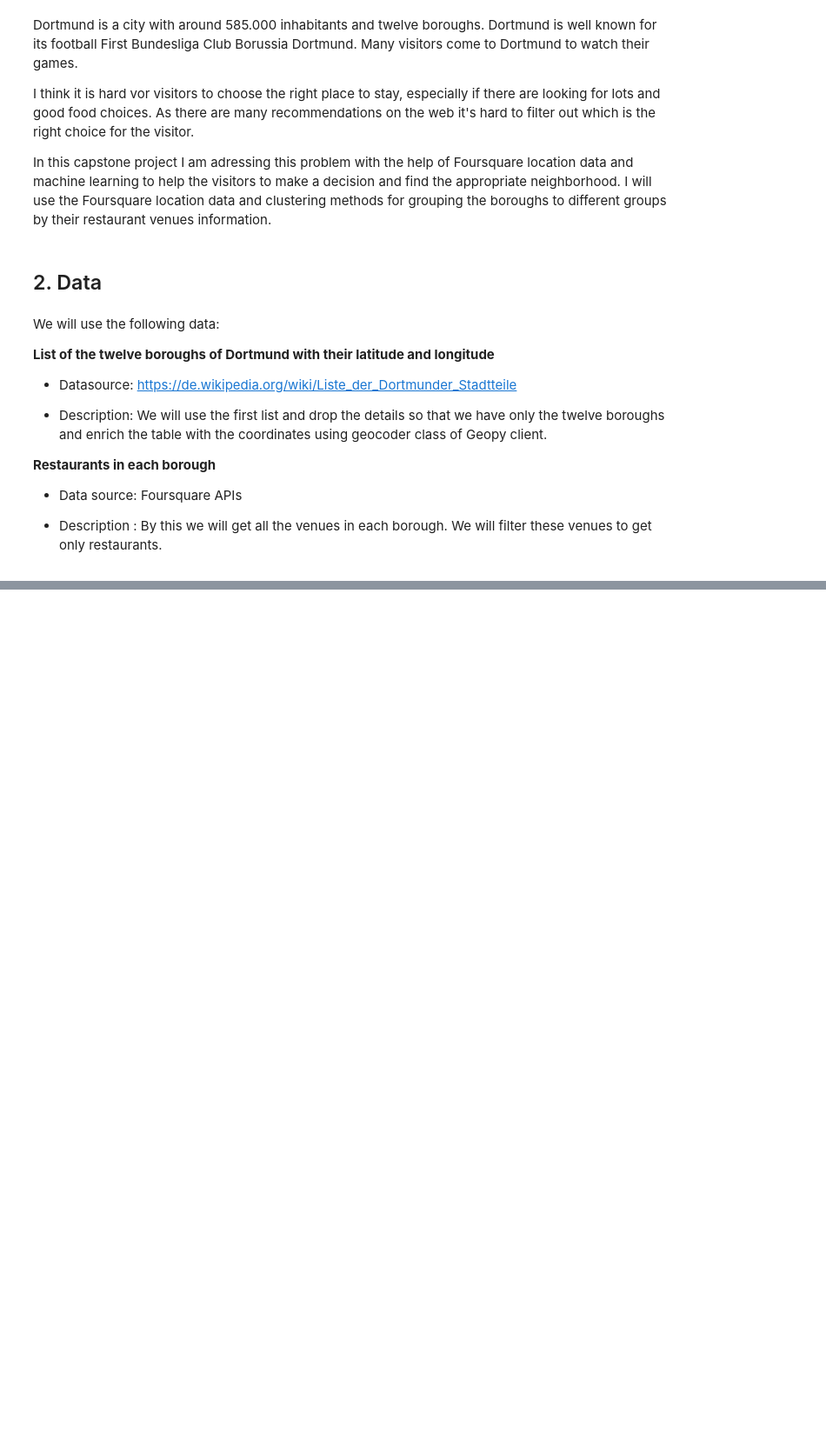
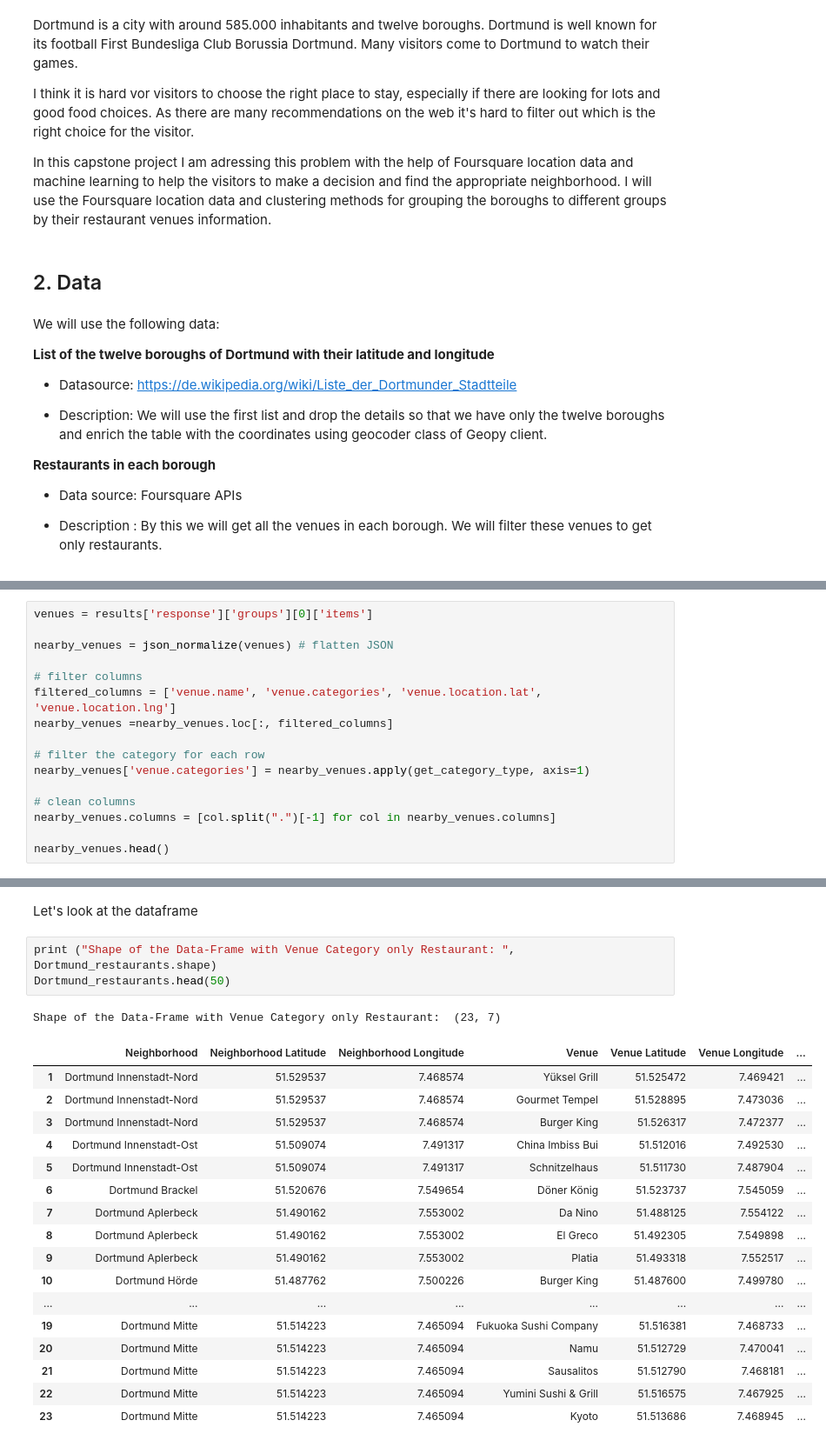
Before and after one commit to Marius021991/Capstone-Project, a Jupyter notebook: Final Project.ipynb, the cells around one changed output, grey strips where cells are left out. Shown at 87% size. Cells and saved outputs as stored; diff of their text form; blank space fills up the shorter version.

```diff
--- a/Final Project.ipynb
+++ b/Final Project.ipynb
@@ -32,0 +310,16 @@ We will use the following data:
+# %%
+venues = results['response']['groups'][0]['items']
+
+nearby_venues = json_normalize(venues) # flatten JSON
+
+# filter columns
+filtered_columns = ['venue.name', 'venue.categories', 'venue.location.lat', 'venue.location.lng']
+nearby_venues =nearby_venues.loc[:, filtered_columns]
+
+# filter the category for each row
+nearby_venues['venue.categories'] = nearby_venues.apply(get_category_type, axis=1)
+
+# clean columns
+nearby_venues.columns = [col.split(".")[-1] for col in nearby_venues.columns]
+
+nearby_venues.head()
@@ -32,0 +482,24 @@ We will use the following data:
+# %% [markdown]
+Let's look at the dataframe
+# %%
+print ("Shape of the Data-Frame with Venue Category only Restaurant: ", Dortmund_restaurants.shape)
+Dortmund_restaurants.head(50)
+# %% [output]
+Shape of the Data-Frame with Venue Category only Restaurant:  (23, 7)
+|  | Neighborhood | Neighborhood Latitude | Neighborhood Longitude | Venue | Venue Latitude | Venue Longitude | ... |
+| 1 | Dortmund Innenstadt-Nord | 51.529537 | 7.468574 | Yüksel Grill | 51.525472 | 7.469421 | ... |
+| 2 | Dortmund Innenstadt-Nord | 51.529537 | 7.468574 | Gourmet Tempel | 51.528895 | 7.473036 | ... |
+| 3 | Dortmund Innenstadt-Nord | 51.529537 | 7.468574 | Burger King | 51.526317 | 7.472377 | ... |
+| 4 | Dortmund Innenstadt-Ost | 51.509074 | 7.491317 | China Imbiss Bui | 51.512016 | 7.492530 | ... |
+| 5 | Dortmund Innenstadt-Ost | 51.509074 | 7.491317 | Schnitzelhaus | 51.511730 | 7.487904 | ... |
+| 6 | Dortmund Brackel | 51.520676 | 7.549654 | Döner König | 51.523737 | 7.545059 | ... |
+| 7 | Dortmund Aplerbeck | 51.490162 | 7.553002 | Da Nino | 51.488125 | 7.554122 | ... |
+| 8 | Dortmund Aplerbeck | 51.490162 | 7.553002 | El Greco | 51.492305 | 7.549898 | ... |
+| 9 | Dortmund Aplerbeck | 51.490162 | 7.553002 | Platia | 51.493318 | 7.552517 | ... |
+| 10 | Dortmund Hörde | 51.487762 | 7.500226 | Burger King | 51.487600 | 7.499780 | ... |
+| ... | ... | ... | ... | ... | ... | ... | ... |
+| 19 | Dortmund Mitte | 51.514223 | 7.465094 | Fukuoka Sushi Company | 51.516381 | 7.468733 | ... |
+| 20 | Dortmund Mitte | 51.514223 | 7.465094 | Namu | 51.512729 | 7.470041 | ... |
+| 21 | Dortmund Mitte | 51.514223 | 7.465094 | Sausalitos | 51.512790 | 7.468181 | ... |
+| 22 | Dortmund Mitte | 51.514223 | 7.465094 | Yumini Sushi & Grill | 51.516575 | 7.467925 | ... |
+| 23 | Dortmund Mitte | 51.514223 | 7.465094 | Kyoto | 51.513686 | 7.468945 | ... |
```
Also changed, not shown: parts of 71 cells of this notebook.
